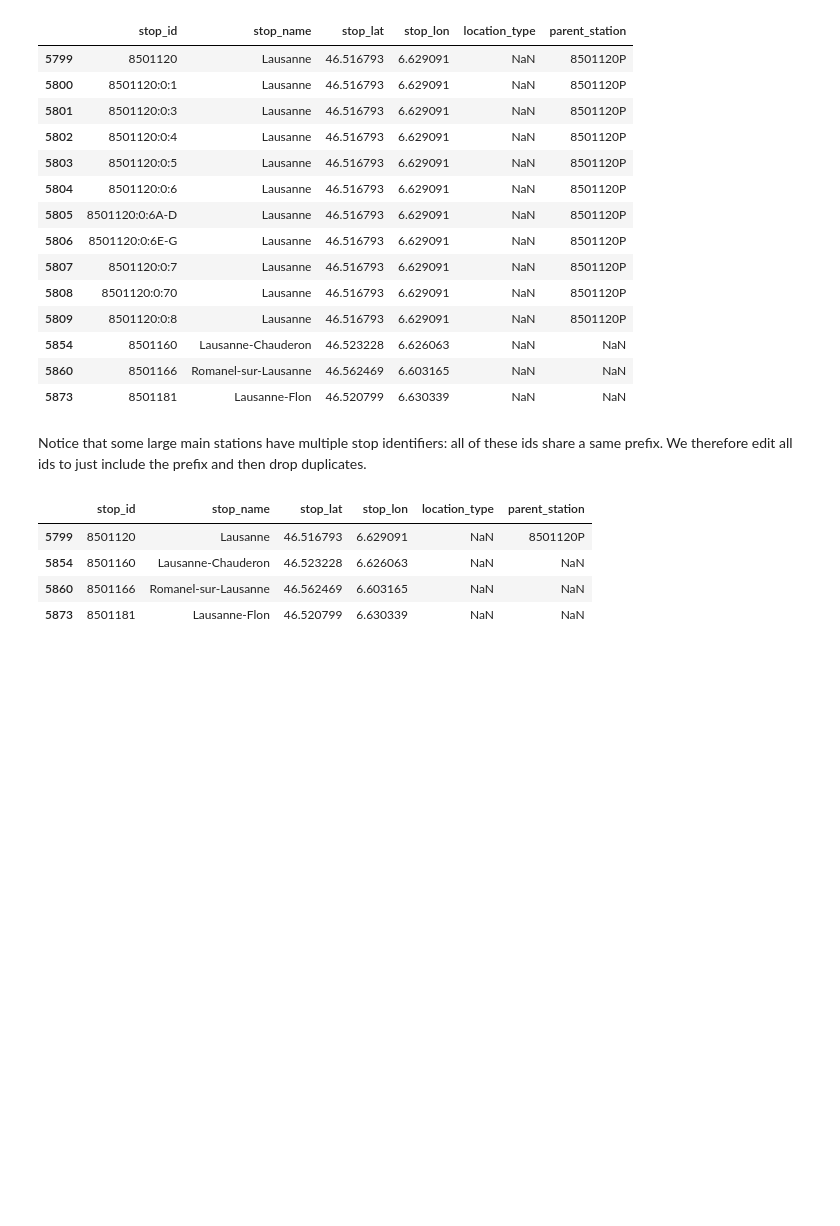
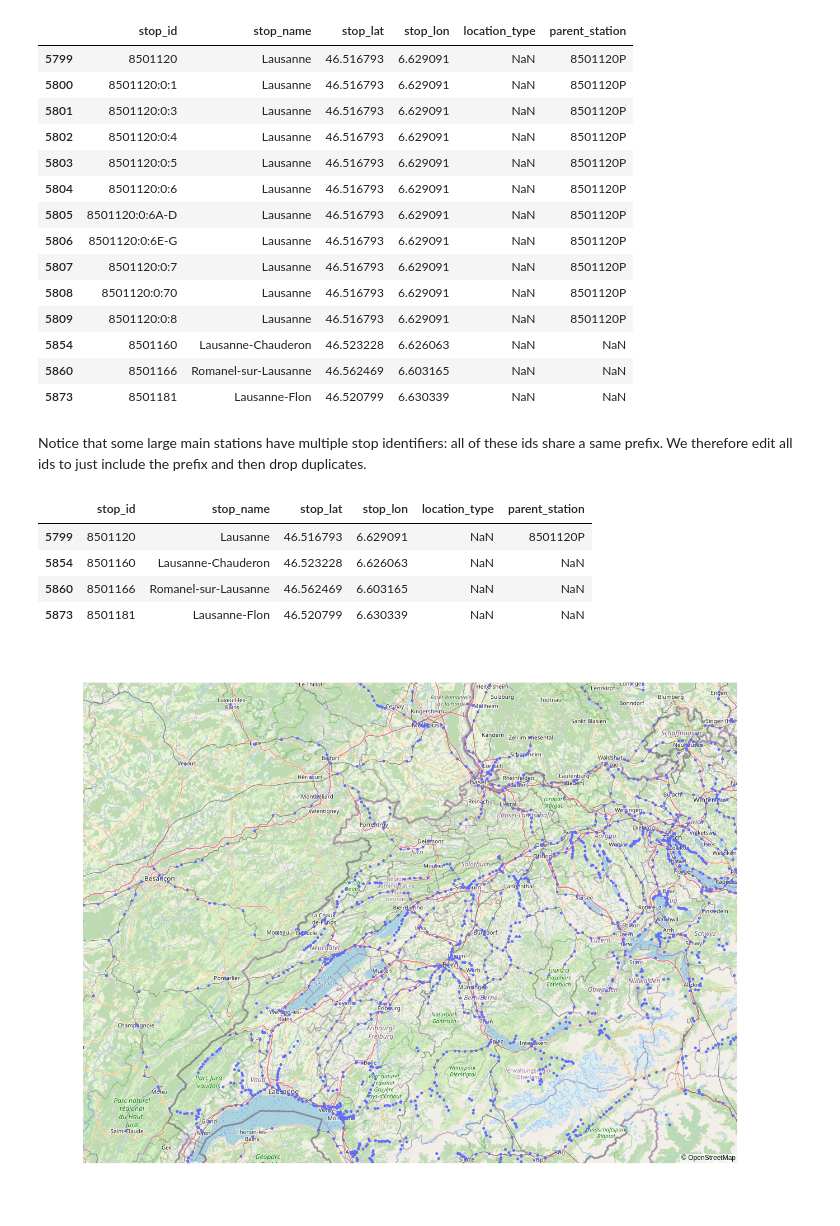
Before and after one commit to karimassi/cds-2021, a Jupyter notebook: graph_construction.ipynb, the cells around one changed output. Drawn from its saved outputs; the diff is of its cells as text; code cells hidden in the pictures; blank space fills up the shorter version.

```diff
--- a/graph_construction.ipynb
+++ b/graph_construction.ipynb
@@ -114,0 +117,7 @@ railway_stops[railway_stops.stop_name.str.contains('Lausanne')]
+# %%
+fig = px.scatter_mapbox(data_frame=railway_stops, lat = 'stop_lat', lon = 'stop_lon')
+fig.update_layout(mapbox_style="open-street-map", height = 1000)
+
+fig.show()
+# %% [output]
+[figure, added]
```
Also changed, not shown: parts of 1 cell of this notebook, 10 other files.
